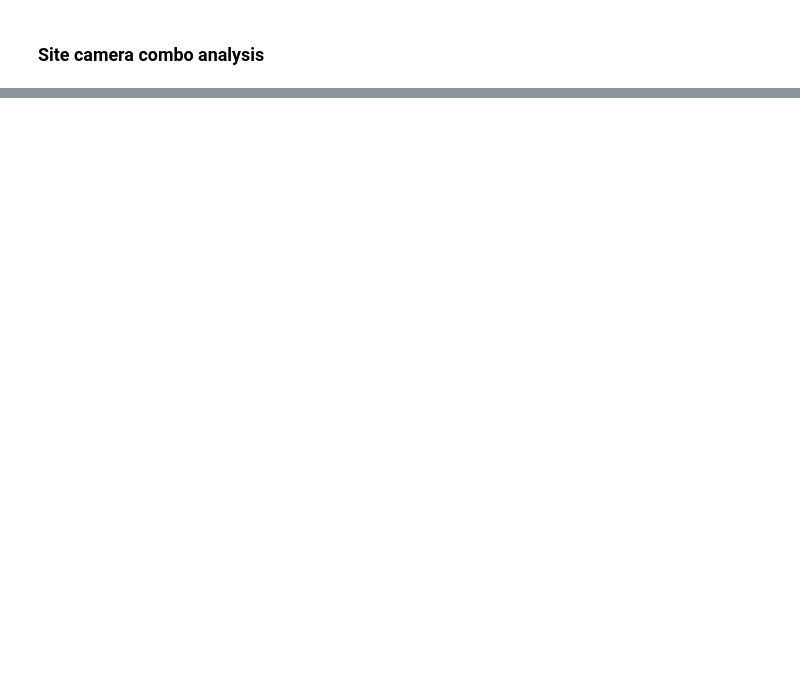
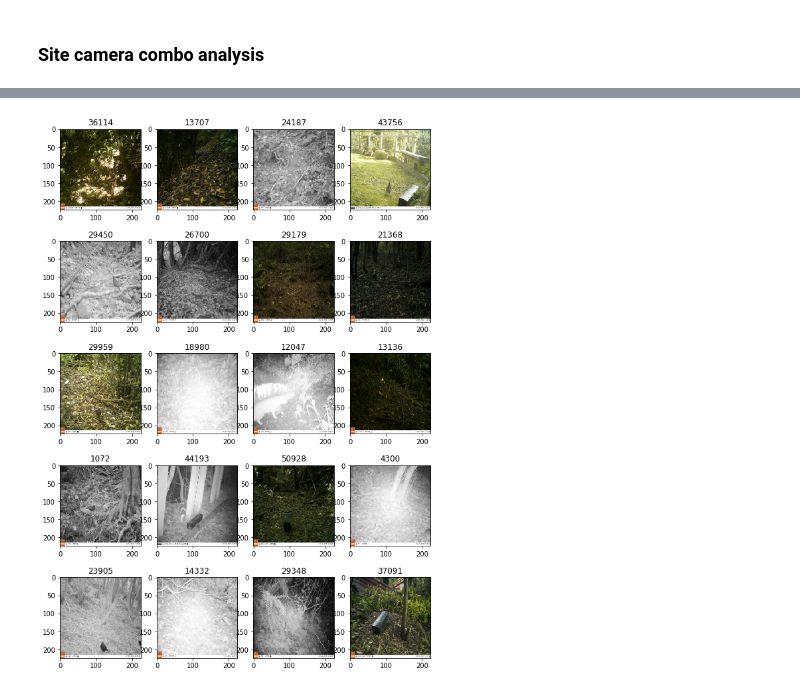
Before and after one commit to bhuvi3/camera_trap_animal_classification, a Jupyter notebook: code/background_detection_analysis.ipynb, the cells around one changed output, grey strips where cells are left out. Cells and saved outputs as stored; diff of their text form; code cells hidden in the pictures; blank space fills up the shorter version.

```diff
--- a/code/background_detection_analysis.ipynb
+++ b/code/background_detection_analysis.ipynb
@@ -82,0 +91,15 @@ Clipping input data to the valid range for imshow with RGB data ([0..1] for floa
+# %%
+def get_pivoted_subset(data, subset):
+    subset_data = data.loc[data.set == subset]
+    pivoted_data = subset_data.pivot(index='sequence',
+                                     columns='image_sequence',
+                                     values='file').reset_index()
+    pivoted_data.columns.name = None
+    label_mapper = data[['sequence', 'has_animal']].drop_duplicates('sequence')\
+                   .set_index('sequence').to_dict()['has_animal']
+    pivoted_data['has_animal'] = pivoted_data.sequence.map(label_mapper.get)
+    return pivoted_data
+# %%
+pivoted_train_data = get_pivoted_subset(train_subset, 'train')
+pivoted_train_data = pivoted_train_data[pivoted_train_data.has_animal == 1].reset_index(drop=True)
+pivoted_train_data.head()
@@ -82,0 +113,8 @@ Clipping input data to the valid range for imshow with RGB data ([0..1] for floa
+# %%
+plt.figure(figsize=(10, 15))
+for idx, filename in pivoted_train_data.sample(20).reset_index().iterrows():
+    ax = plt.subplot(5, 4, idx + 1)
+    plt.imshow(imread(os.path.join('../data/images/images-resized', filename.image1)))
+    plt.title(str(filename['index']))
+# %% [output]
+[figure, added]
```
Also changed, not shown: parts of 9 cells of this notebook, 3 other files.
